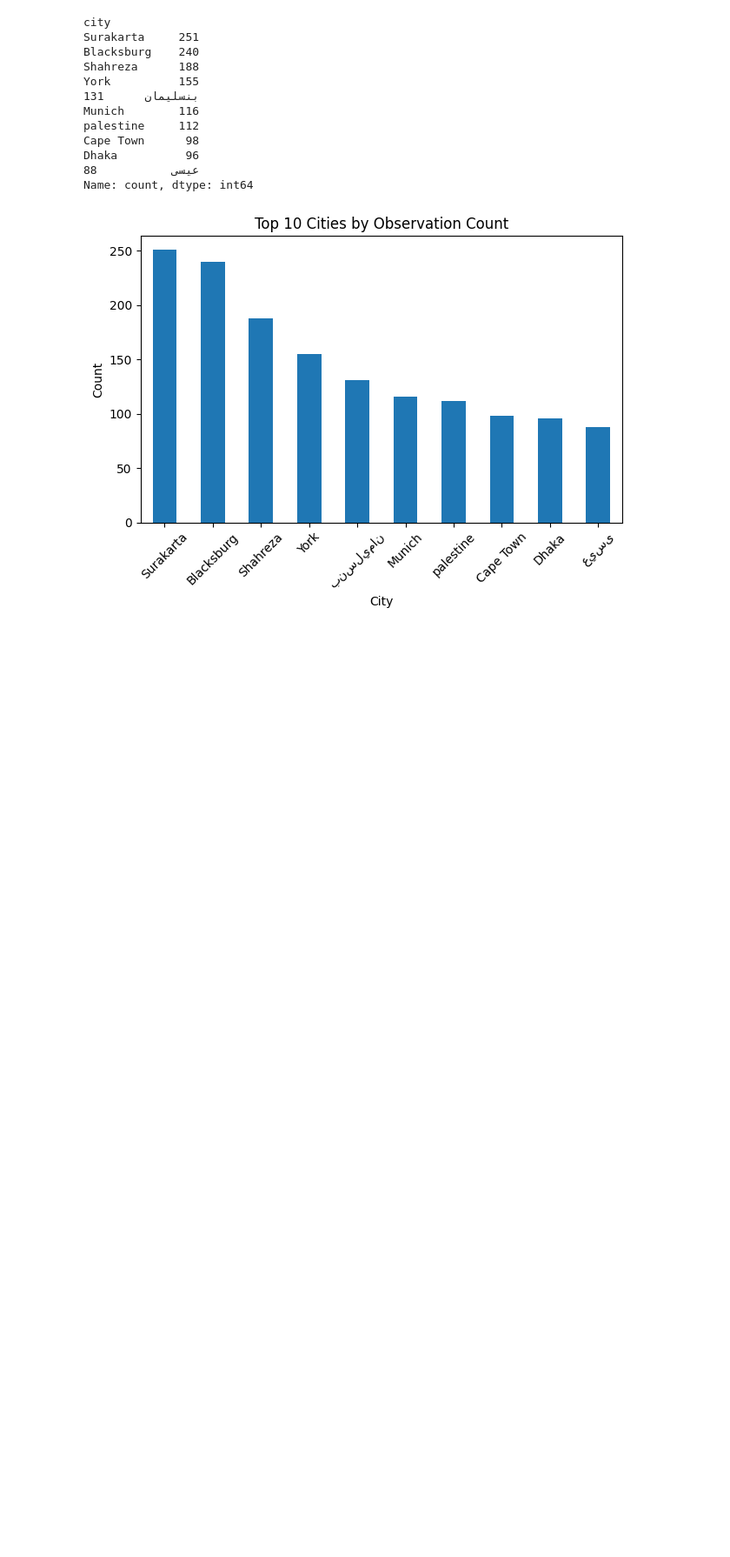
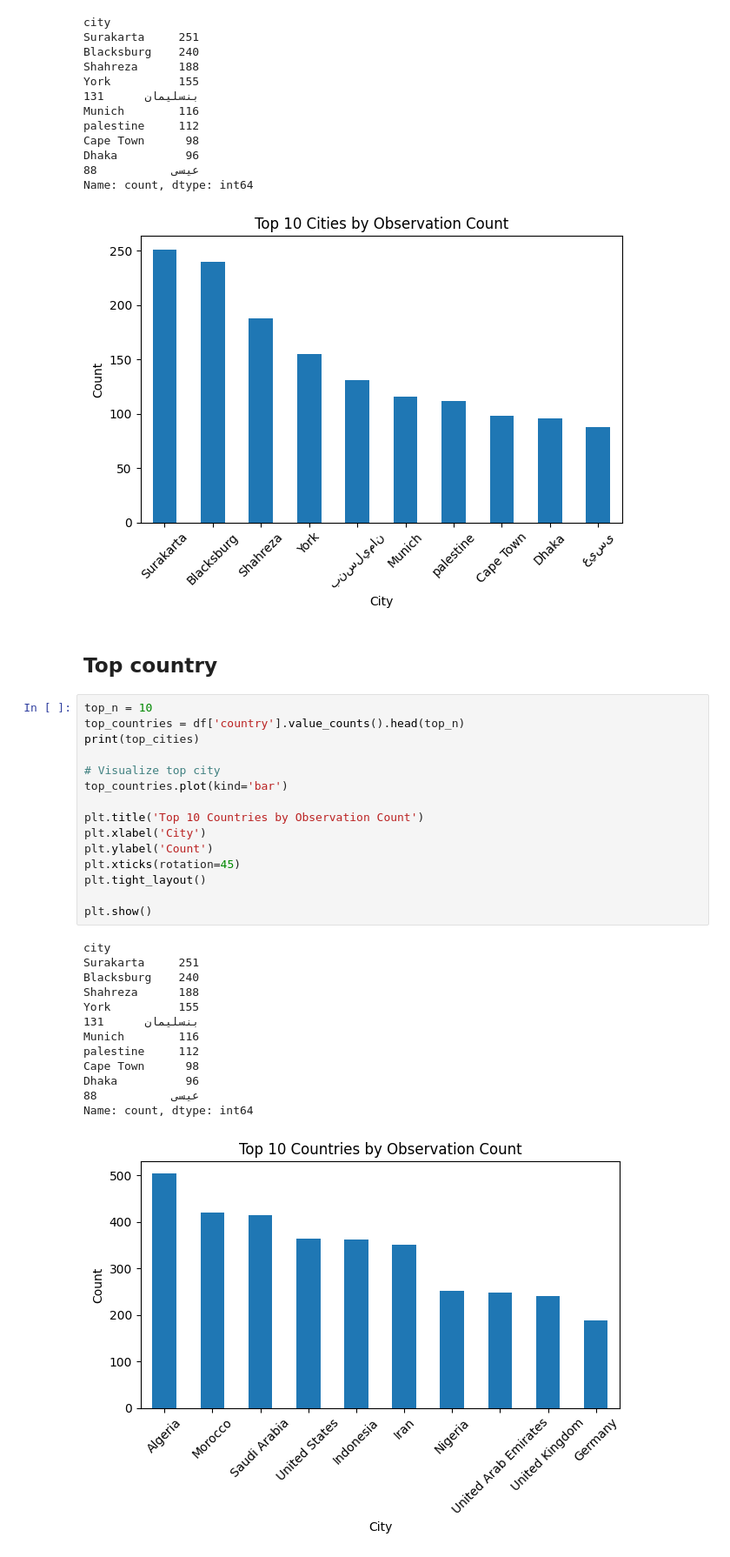
Before and after one commit to zakzakzak/kaggle, a Jupyter notebook: prediction-new-moon-hisab-rukyat.ipynb, the cells around one changed output. Shown at 87% size. Saved outputs shown, nothing was run; the diff lists cells and outputs as text; blank space fills up the shorter version.

```diff
--- a/prediction-new-moon-hisab-rukyat.ipynb
+++ b/prediction-new-moon-hisab-rukyat.ipynb
@@ -181,3 +181,34 @@ Dhaka          96
 عيسى           88
 Name: count, dtype: int64
 [figure]
+# %% [markdown]
+## Top country
+# %%
+top_n = 10
+top_countries = df['country'].value_counts().head(top_n)
+print(top_cities)
+
+# Visualize top city
+top_countries.plot(kind='bar')
+
+plt.title('Top 10 Countries by Observation Count')
+plt.xlabel('City')
+plt.ylabel('Count')
+plt.xticks(rotation=45)
+plt.tight_layout()
+
+plt.show()
+# %% [output]
+city
+Surakarta     251
+Blacksburg    240
+Shahreza      188
+York          155
+بنسليمان      131
+Munich        116
+palestine     112
+Cape Town      98
+Dhaka          96
+عيسى           88
+Name: count, dtype: int64
+[figure, added]
```
Also changed, not shown: parts of 5 cells of this notebook.
